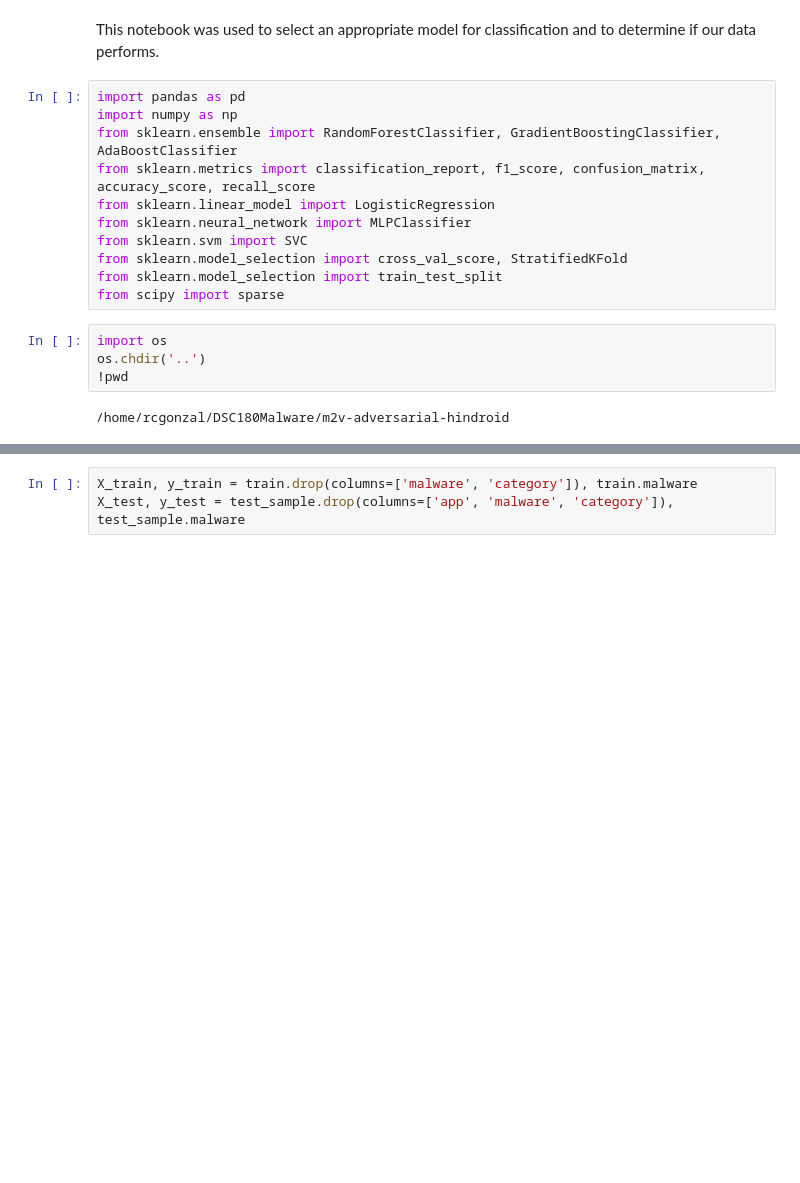
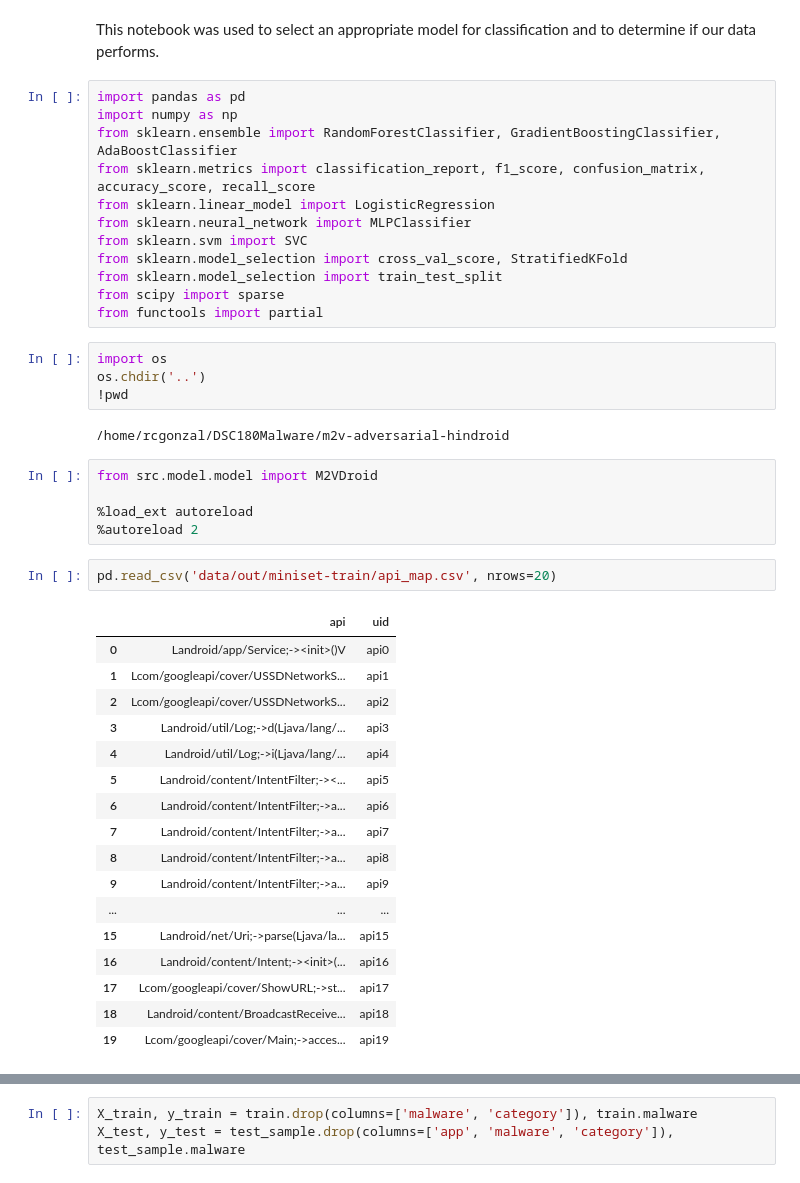
Before and after one commit to rcgonzalez9061/m2v-adversarial-hindroid, a Jupyter notebook: notebooks/Model Selection.ipynb, the cells around one changed output, grey strips where cells are left out. Drawn from its saved outputs; the diff is of its cells as text; blank space fills up the shorter version.

```diff
--- a/notebooks/Model Selection.ipynb
+++ b/notebooks/Model Selection.ipynb
@@ -11,9 +11,35 @@ from sklearn.svm import SVC
 from sklearn.model_selection import cross_val_score, StratifiedKFold
 from sklearn.model_selection import train_test_split
 from scipy import sparse
+from functools import partial
 # %%
 import os
 os.chdir('..')
 !pwd
 # %% [output]
 /home/rcgonzal/DSC180Malware/m2v-adversarial-hindroid
+# %%
+from src.model.model import M2VDroid
+
+%load_ext autoreload
+%autoreload 2
+# %%
+pd.read_csv('data/out/miniset-train/api_map.csv', nrows=20)
+# %% [output]
+|  | api | uid |
+| 0 | Landroid/app/Service;-><init>()V | api0 |
+| 1 | Lcom/googleapi/cover/USSDNetworkS... | api1 |
+| 2 | Lcom/googleapi/cover/USSDNetworkS... | api2 |
+| 3 | Landroid/util/Log;->d(Ljava/lang/... | api3 |
+| 4 | Landroid/util/Log;->i(Ljava/lang/... | api4 |
+| 5 | Landroid/content/IntentFilter;-><... | api5 |
+| 6 | Landroid/content/IntentFilter;->a... | api6 |
+| 7 | Landroid/content/IntentFilter;->a... | api7 |
+| 8 | Landroid/content/IntentFilter;->a... | api8 |
+| 9 | Landroid/content/IntentFilter;->a... | api9 |
+| ... | ... | ... |
+| 15 | Landroid/net/Uri;->parse(Ljava/la... | api15 |
+| 16 | Landroid/content/Intent;-><init>(... | api16 |
+| 17 | Lcom/googleapi/cover/ShowURL;->st... | api17 |
+| 18 | Landroid/content/BroadcastReceive... | api18 |
+| 19 | Lcom/googleapi/cover/Main;->acces... | api19 |
```
Also changed, not shown: parts of 7 cells of this notebook, 7 other files.
